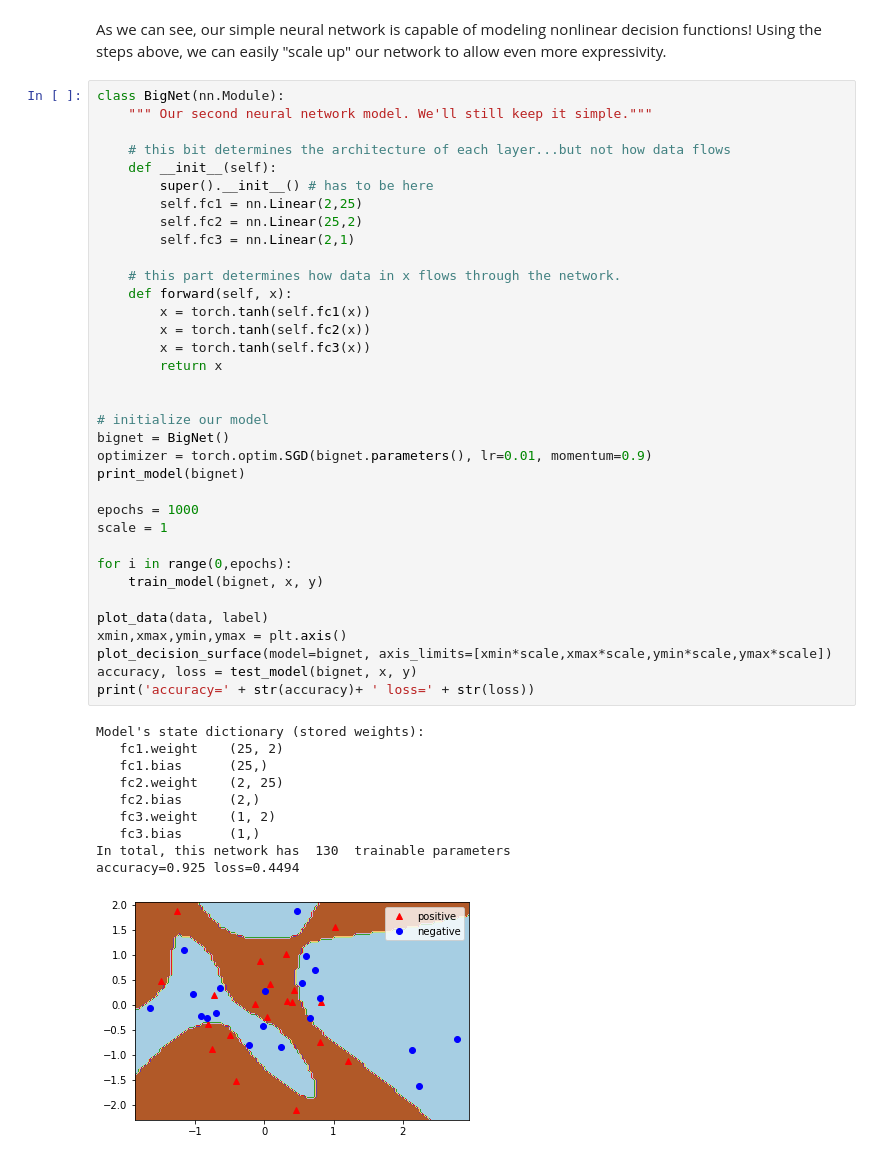
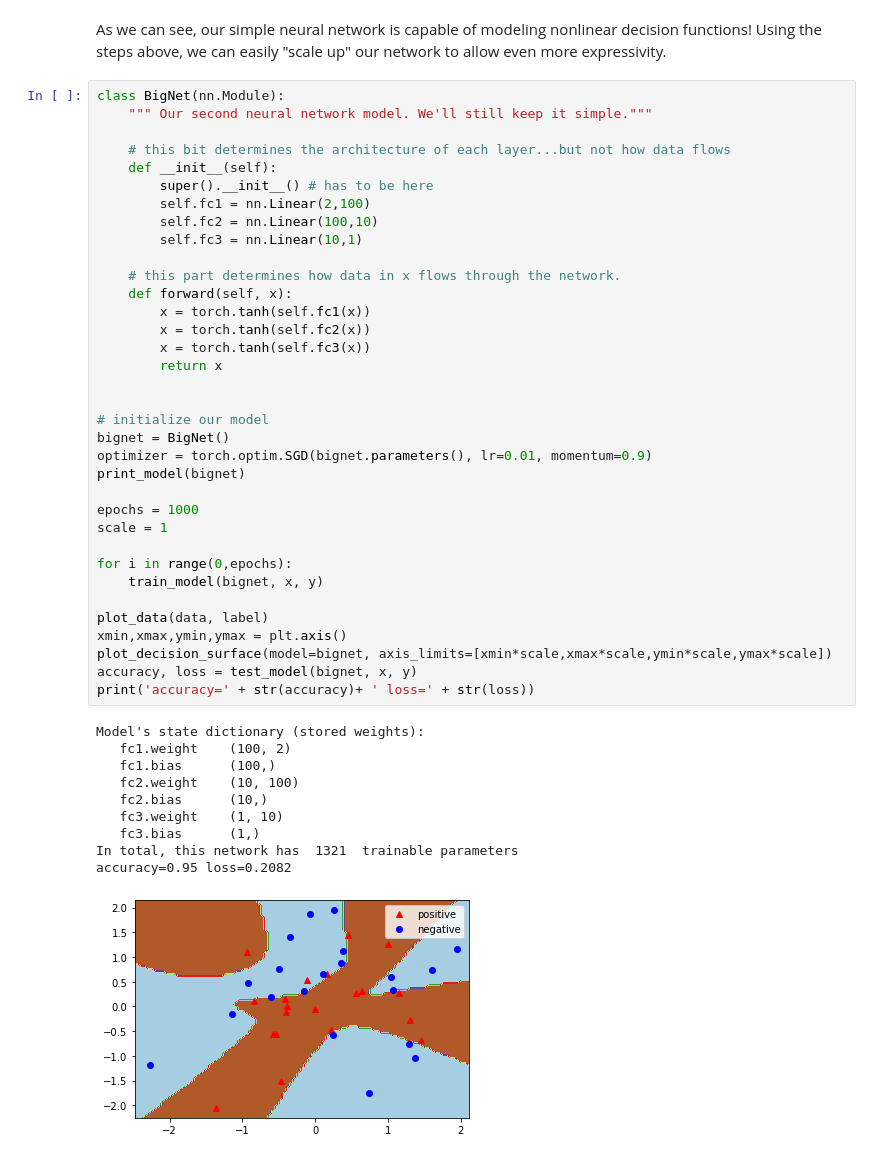
Before and after one commit to interactiveaudiolab/course-deep-learning, a Jupyter notebook: notebook_2_nn.ipynb, the cells around one changed output. Cells and saved outputs as stored; diff of their text form.

```diff
--- a/notebook_2_nn.ipynb
+++ b/notebook_2_nn.ipynb
@@ -352,42 +385,42 @@ class BigNet(nn.Module):
     # this bit determines the architecture of each layer...but not how data flows
     def __init__(self):
         super().__init__() # has to be here
-        self.fc1 = nn.Linear(2,25)
-        self.fc2 = nn.Linear(25,2)
-        self.fc3 = nn.Linear(2,1)
+        self.fc1 = nn.Linear(2,100)
+        self.fc2 = nn.Linear(100,10)
+        self.fc3 = nn.Linear(10,1)
 
     # this part determines how data in x flows through the network.
     def forward(self, x):
         x = torch.tanh(self.fc1(x))
         x = torch.tanh(self.fc2(x))
         x = torch.tanh(self.fc3(x))
         return x
 
 
 # initialize our model
 bignet = BigNet()
 optimizer = torch.optim.SGD(bignet.parameters(), lr=0.01, momentum=0.9)
 print_model(bignet)
 
 epochs = 1000
 scale = 1
 
 for i in range(0,epochs):
     train_model(bignet, x, y)
 
 plot_data(data, label)
 xmin,xmax,ymin,ymax = plt.axis()
 plot_decision_surface(model=bignet, axis_limits=[xmin*scale,xmax*scale,ymin*scale,ymax*scale])
 accuracy, loss = test_model(bignet, x, y)
 print('accuracy=' + str(accuracy)+ ' loss=' + str(loss))
 # %% [output]
 Model's state dictionary (stored weights):
-   fc1.weight    (25, 2)
-   fc1.bias      (25,)
-   fc2.weight    (2, 25)
-   fc2.bias      (2,)
-   fc3.weight    (1, 2)
+   fc1.weight    (100, 2)
+   fc1.bias      (100,)
+   fc2.weight    (10, 100)
+   fc2.bias      (10,)
+   fc3.weight    (1, 10)
    fc3.bias      (1,)
-In total, this network has  130  trainable parameters
-accuracy=0.925 loss=0.4494
+In total, this network has  1321  trainable parameters
+accuracy=0.95 loss=0.2082
-[figure, old version]
+[figure, new version]
```
Also changed, not shown: parts of 10 cells of this notebook.
